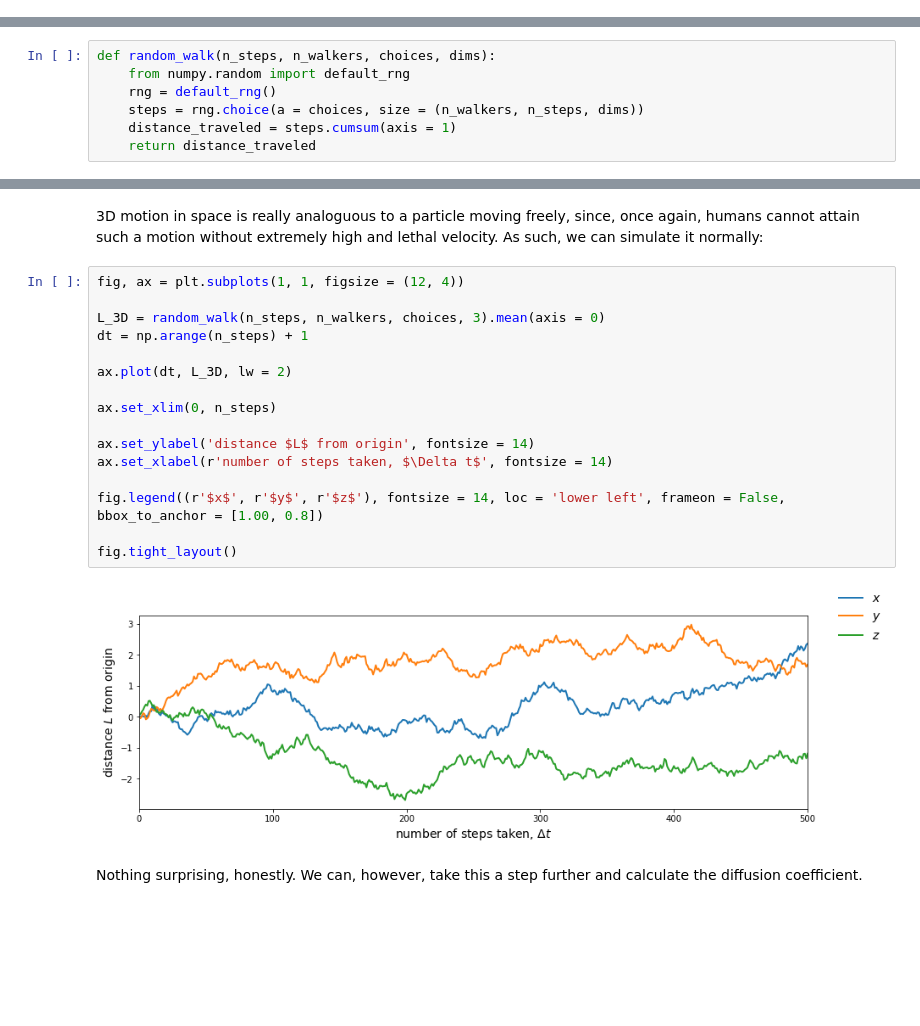
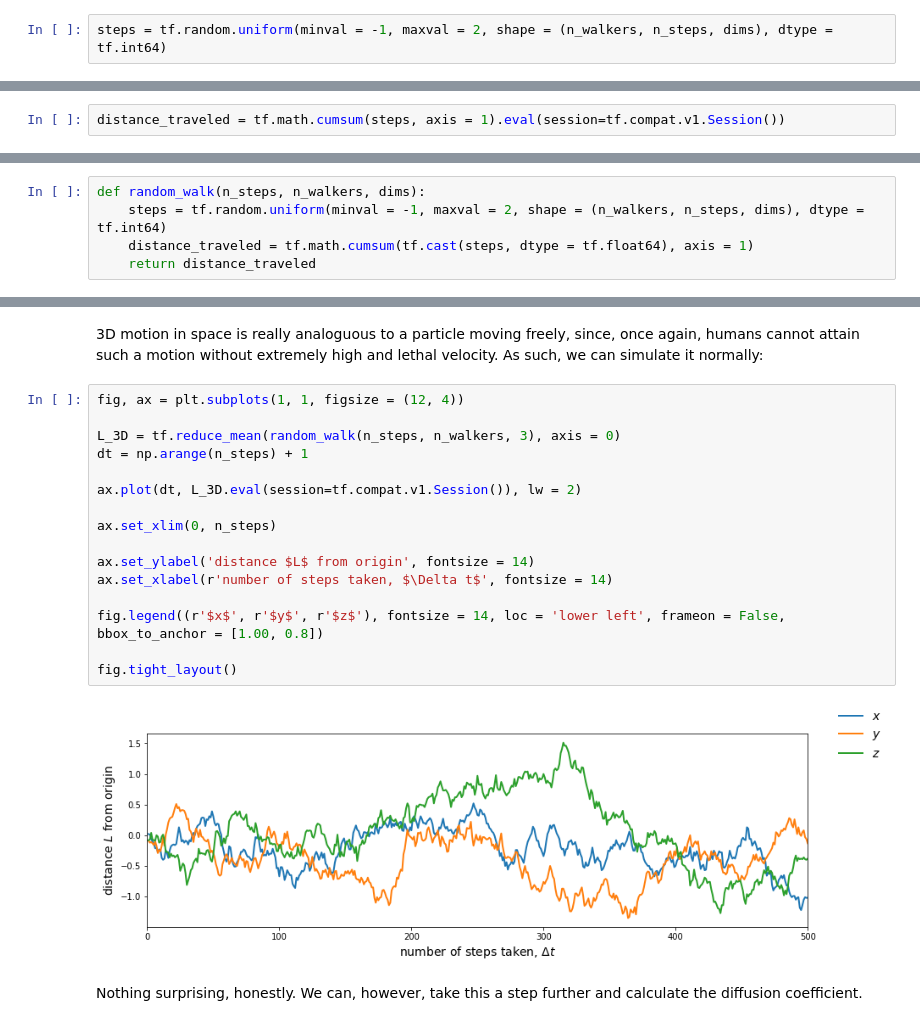
Before and after one commit to ubsuny/tensorflow-probability-k-z-m-r, a Jupyter notebook: Problem1.ipynb, the cells around one changed output, grey strips where cells are left out. Saved outputs shown, nothing was run; the diff lists cells and outputs as text; blank space fills up the shorter version.

```diff
--- a/Problem1.ipynb
+++ b/Problem1.ipynb
@@ -37,2 +41,4 @@ steps = choice(a = choices, size = (n_walkers, n_steps, dims))
+# %%
+steps = tf.random.uniform(minval = -1, maxval = 2, shape = (n_walkers, n_steps, dims), dtype = tf.int64)
 # %% [markdown]
 And then we take the cumulative sum, since this will give us the distance from the origin at any step:
@@ -41,3 +45,5 @@ distance_traveled = steps.cumsum(axis = 1)
+# %%
+distance_traveled = tf.math.cumsum(steps, axis = 1).eval(session=tf.compat.v1.Session())
 # %% [markdown]
 Of course, what is a Jupyter notebook without its plots? Nothing!
 # %%
@@ -64,11 +70,9 @@ This is effectively a [Markov Chain Monte Carlo](https://www.cs.cornell.edu/selm
 
 Note that this can easily be generalized to higher dimensions, which we can do as a function.  However, instead of viewing each individual walk, we'll only look at the average from this point forward:
 # %%
-def random_walk(n_steps, n_walkers, choices, dims):
-    from numpy.random import default_rng
-    rng = default_rng()
-    steps = rng.choice(a = choices, size = (n_walkers, n_steps, dims))
-    distance_traveled = steps.cumsum(axis = 1)
+def random_walk(n_steps, n_walkers, dims):
+    steps = tf.random.uniform(minval = -1, maxval = 2, shape = (n_walkers, n_steps, dims), dtype = tf.int64)
+    distance_traveled = tf.math.cumsum(tf.cast(steps, dtype = tf.float64), axis = 1)
     return distance_traveled
 # %% [markdown]
 #### _2D Simulation_
@@ -101,21 +110,21 @@ Since their motions are independent of each other, it is anticipated that they'l
 # %%
 fig, ax = plt.subplots(1, 1, figsize = (12, 4))
 
-L_3D = random_walk(n_steps, n_walkers, choices, 3).mean(axis = 0)
+L_3D = tf.reduce_mean(random_walk(n_steps, n_walkers, 3), axis = 0)
 dt = np.arange(n_steps) + 1
 
-ax.plot(dt, L_3D, lw = 2)
+ax.plot(dt, L_3D.eval(session=tf.compat.v1.Session()), lw = 2)
 
 ax.set_xlim(0, n_steps)
 
 ax.set_ylabel('distance $L$ from origin', fontsize = 14)
 ax.set_xlabel(r'number of steps taken, $\Delta t$', fontsize = 14)
 
 fig.legend((r'$x$', r'$y$', r'$z$'), fontsize = 14, loc = 'lower left', frameon = False, bbox_to_anchor = [1.00, 0.8])
 
 fig.tight_layout()
 # %% [output]
-[figure, old version]
+[figure, new version]
 # %% [markdown]
 Nothing surprising, honestly.  We can, however, take this a step further and calculate the diffusion coefficient.
 # %% [markdown]
```
Also changed, not shown: parts of 28 cells of this notebook.
